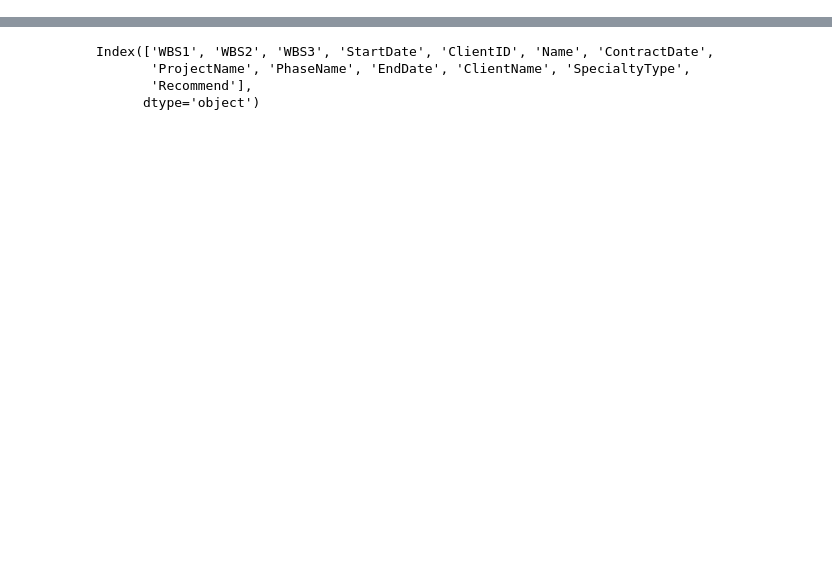
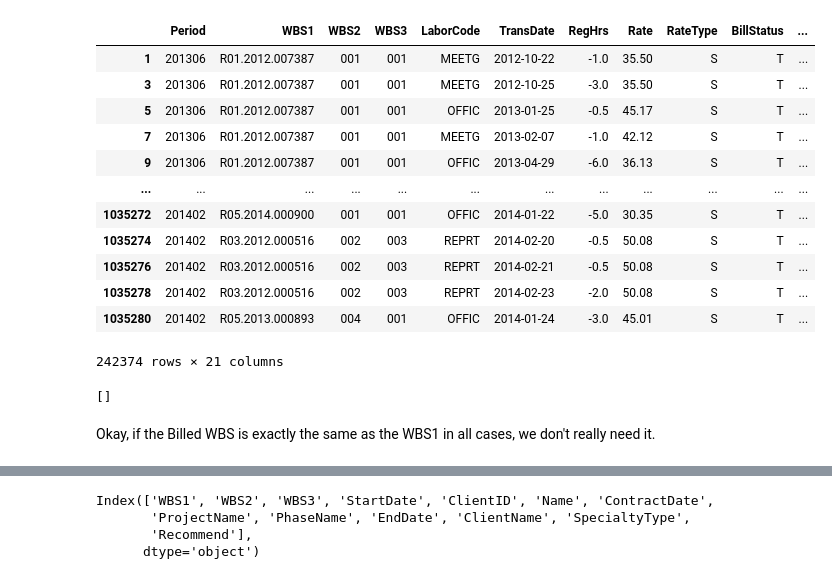
Before and after one commit to jhoward-FEA/Project-Foxrook, a Jupyter notebook: Initial Modeling and Viz.ipynb, the cells around one changed output, grey strips where cells are left out. Cells and saved outputs as stored; diff of their text form; code cells hidden in the pictures; blank space fills up the shorter version.

```diff
--- a/Initial Modeling and Viz.ipynb
+++ b/Initial Modeling and Viz.ipynb
@@ -8,3 +77,8 @@ from sklearn.model_selection import train_test_split, cross_val_score
 # %%
+# Pickle and read back in for efficiency
+
 df_CL = pd.read_pickle('Vision_Data/working_data/CL_WIPCOPY_1220.pkl')
 df_PR = pd.read_pickle('Vision_Data/working_data/PR_WIPCOPY_1220.pkl')
+## those two need a refresh soon, I haven't done the whole thing from start to finish since
+## last month when we first integrated the SQL connection
+df_LD = pd.read_pickle('Vision_Data/working_data/LD_WIPCOPY_0108.pkl')
@@ -12,0 +301,35 @@ Now to identify some potentially interesting features
+# %%
+#### reference ####
+# len(temp_LD[temp_LD['BillStatus'].notnull()])
+# 1035282 total rows, all not null
+# df_LD['BillStatus'].value_counts()
+
+# F    Final Billed    413941
+# B    Billable        372944
+# T    Transferred    118077
+# W    To Write off    101111
+# H    Held            16349
+# X    Written off    11002
+# M    Modified        1729
+# O    Deleted        121
+# D    To Delete        6
+# R    Partial hold    2
+# N    Not billable    0
+
+# temp_LD['BilledWBS1'].isna().sum() # 615077 nulls and 420205 notnull
+temp_LD_2 = temp_LD[temp_LD['BilledWBS1'].isna()]
+temp_LD_2[temp_LD_2['BillStatus'] != "B"] # 242374 rows == the sum of all not B
+# %% [output]
+|  | Period | WBS1 | WBS2 | WBS3 | LaborCode | TransDate | RegHrs | Rate | RateType | BillStatus | ... |
+| 1 | 201306 | R01.2012.007387 | 001 | 001 | MEETG | 2012-10-22 | -1.0 | 35.50 | S | T | ... |
+| 3 | 201306 | R01.2012.007387 | 001 | 001 | MEETG | 2012-10-25 | -3.0 | 35.50 | S | T | ... |
+| 5 | 201306 | R01.2012.007387 | 001 | 001 | OFFIC | 2013-01-25 | -0.5 | 45.17 | S | T | ... |
+| 7 | 201306 | R01.2012.007387 | 001 | 001 | MEETG | 2013-02-07 | -1.0 | 42.12 | S | T | ... |
+| 9 | 201306 | R01.2012.007387 | 001 | 001 | OFFIC | 2013-04-29 | -6.0 | 36.13 | S | T | ... |
+| ... | ... | ... | ... | ... | ... | ... | ... | ... | ... | ... | ... |
+| 1035272 | 201402 | R05.2014.000900 | 001 | 001 | OFFIC | 2014-01-22 | -5.0 | 30.35 | S | T | ... |
+| 1035274 | 201402 | R03.2012.000516 | 002 | 003 | REPRT | 2014-02-20 | -0.5 | 50.08 | S | T | ... |
+| 1035276 | 201402 | R03.2012.000516 | 002 | 003 | REPRT | 2014-02-21 | -0.5 | 50.08 | S | T | ... |
+| 1035278 | 201402 | R03.2012.000516 | 002 | 003 | REPRT | 2014-02-23 | -2.0 | 50.08 | S | T | ... |
+| 1035280 | 201402 | R05.2013.000893 | 004 | 001 | OFFIC | 2014-01-24 | -3.0 | 45.01 | S | T | ... |
+242374 rows × 21 columns
@@ -12,0 +374,30 @@ Now to identify some potentially interesting features
+# %%
+def col_equivalence(col1, col2):
+    # col1 is the one we're checking for difference, col2 is the sanity check
+    # (BilledWBS123 vs WBS123, for example)
+    # not positive that makes any difference
+    checklist = []
+    unique_vals1 = df_LD[col1].unique()
+    # Iterate over unique values
+    for unique_val in unique_vals1:
+        # Get a slice for each unique value
+        slice_df = df_LD[df_LD[col2] == unique_val]
+
+        # Get unique values of 'WBS1' column in the slice
+        unique_vals2 = slice_df[col2].unique()
+
+        # Check if the length is greater than 1
+        if len(unique_vals2) > 1:
+            print(f"Values in {str(col2)} column for {str(col1)} = {unique_val} that do not match:")
+
+            # Print values in 'WBS1' that do not match 'BilledWBS1'
+            for col2_val in unique_vals2:
+                if col2_val != unique_val:
+                    checklist.append(col2_val)
+    return checklist
+
+print(col_equivalence('BilledWBS1', 'WBS1'))
+# %% [output]
+[]
+# %% [markdown]
+Okay, if the Billed WBS is exactly the same as the WBS1 in all cases, we don't really need it.
```
Also changed, not shown: parts of 133 cells of this notebook, 1 other file.
